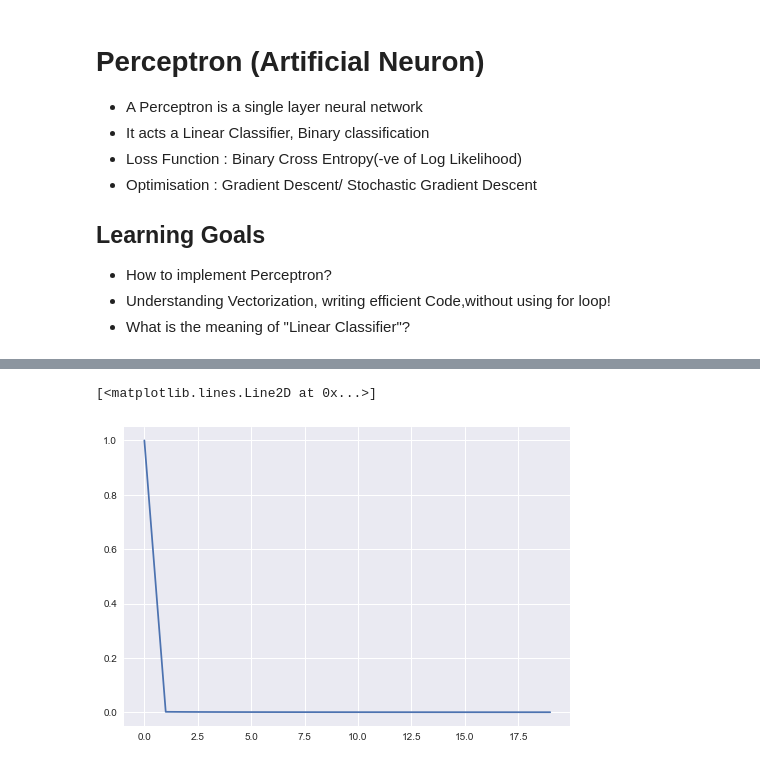
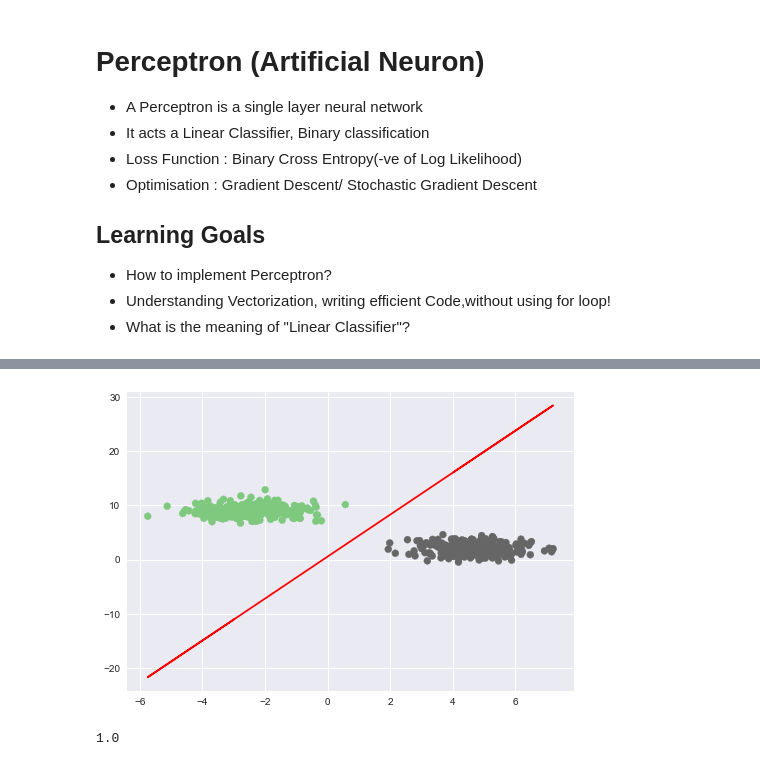
Before and after one commit to JayantGoel001/Deep-Learning, a Jupyter notebook: Perceptron.ipynb, the cells around one changed output, grey strips where cells are left out. Drawn from its saved outputs; the diff is of its cells as text; code cells hidden in the pictures.

```diff
--- a/Perceptron.ipynb
+++ b/Perceptron.ipynb
@@ -59,5 +63,0 @@ weights,loss_list = train(X,y)
-# %%
-plt.plot(loss_list)
-# %% [output]
-[<matplotlib.lines.Line2D at 0x...>]
-[figure, removed]
@@ -66,0 +64,8 @@ x2 = -(weights[1] * X[:,0] + wei)
+# %%
+x2 = -(weights[1] * X[:,0] + weights[0])/weights[2]
+
+plt.scatter(X[:,0],X[:,1],c=y,cmap = plt.cm.Accent)
+plt.plot(X[:,0],x2,c="red")
+plt.show()
+# %% [output]
+[figure, added]
@@ -66,0 +86,4 @@ x2 = -(weights[1] * X[:,0] + wei)
+# %%
+print(np.mean(y==y_pred))
+# %% [output]
+1.0
```
Also changed, not shown: parts of 14 cells of this notebook.
